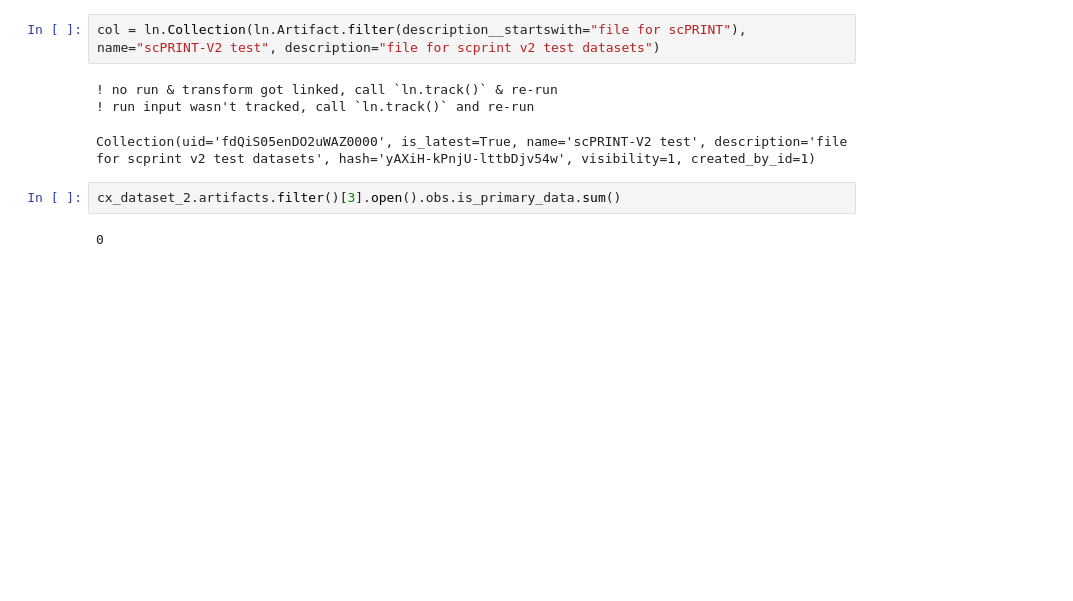
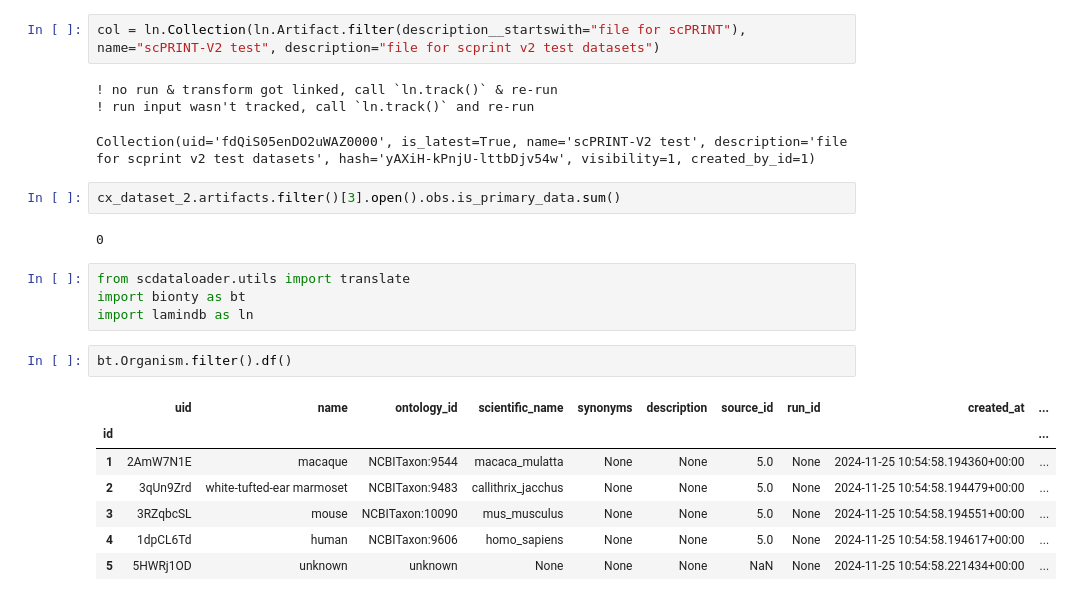
Before and after one commit to cantinilab/scPRINT-ICML, a Jupyter notebook: notebooks/additional/update_lamin_or_cellxgene.ipynb, the cells around one changed output. Drawn from its saved outputs; the diff is of its cells as text; blank space fills up the shorter version.

```diff
--- a/notebooks/additional/update_lamin_or_cellxgene.ipynb
+++ b/notebooks/additional/update_lamin_or_cellxgene.ipynb
@@ -288,3 +314,17 @@ Collection(uid='fdQiS05enDO2uWAZ0000', is_latest=True, name='scPRINT-V2 test', d
 cx_dataset_2.artifacts.filter()[3].open().obs.is_primary_data.sum()
 # %% [output]
 0
+# %%
+from scdataloader.utils import translate
+import bionty as bt
+import lamindb as ln
+# %%
+bt.Organism.filter().df()
+# %% [output]
+|  | uid | name | ontology_id | scientific_name | synonyms | description | source_id | run_id | created_at | ... |
+| id |  |  |  |  |  |  |  |  |  | ... |
+| 1 | 2AmW7N1E | macaque | NCBITaxon:9544 | macaca_mulatta | None | None | 5.0 | None | 2024-11-25 10:54:58.194360+00:00 | ... |
+| 2 | 3qUn9Zrd | white-tufted-ear marmoset | NCBITaxon:9483 | callithrix_jacchus | None | None | 5.0 | None | 2024-11-25 10:54:58.194479+00:00 | ... |
+| 3 | 3RZqbcSL | mouse | NCBITaxon:10090 | mus_musculus | None | None | 5.0 | None | 2024-11-25 10:54:58.194551+00:00 | ... |
+| 4 | 1dpCL6Td | human | NCBITaxon:9606 | homo_sapiens | None | None | 5.0 | None | 2024-11-25 10:54:58.194617+00:00 | ... |
+| 5 | 5HWRj1OD | unknown | unknown | None | None | None | NaN | None | 2024-11-25 10:54:58.221434+00:00 | ... |
```
Also changed, not shown: parts of 21 cells of this notebook, 20 other files.
